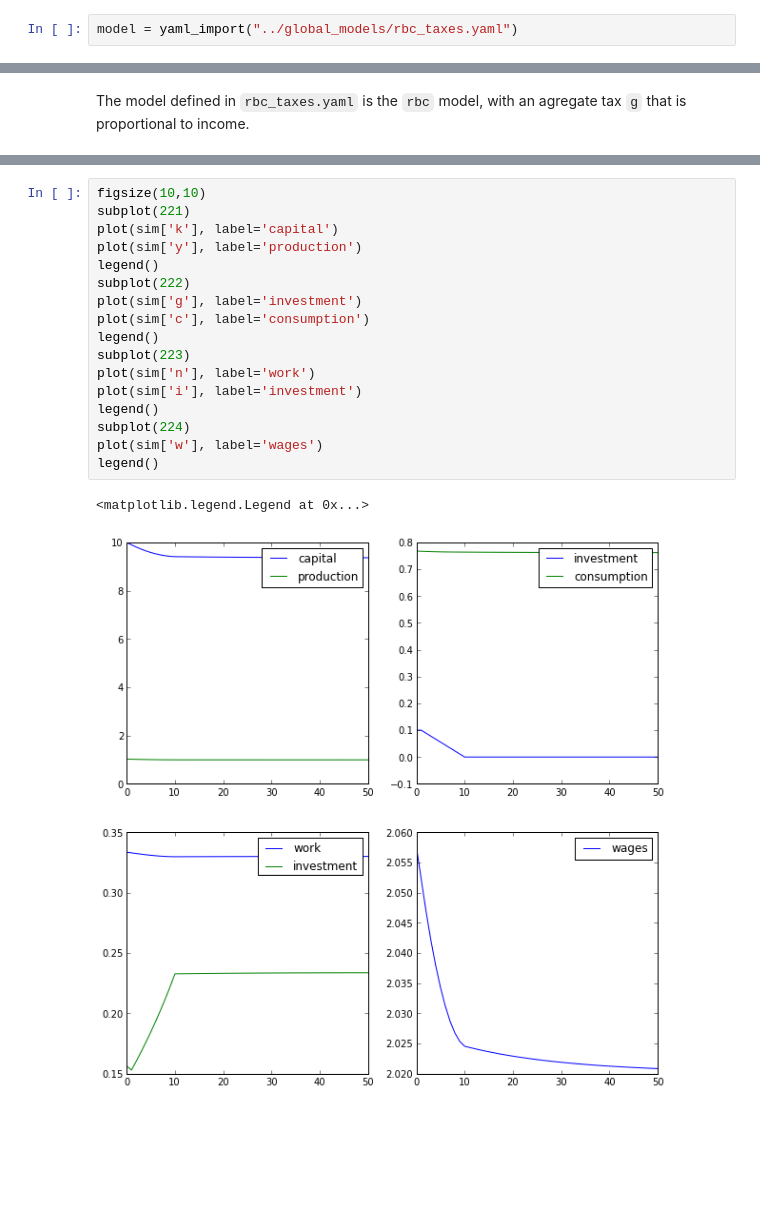
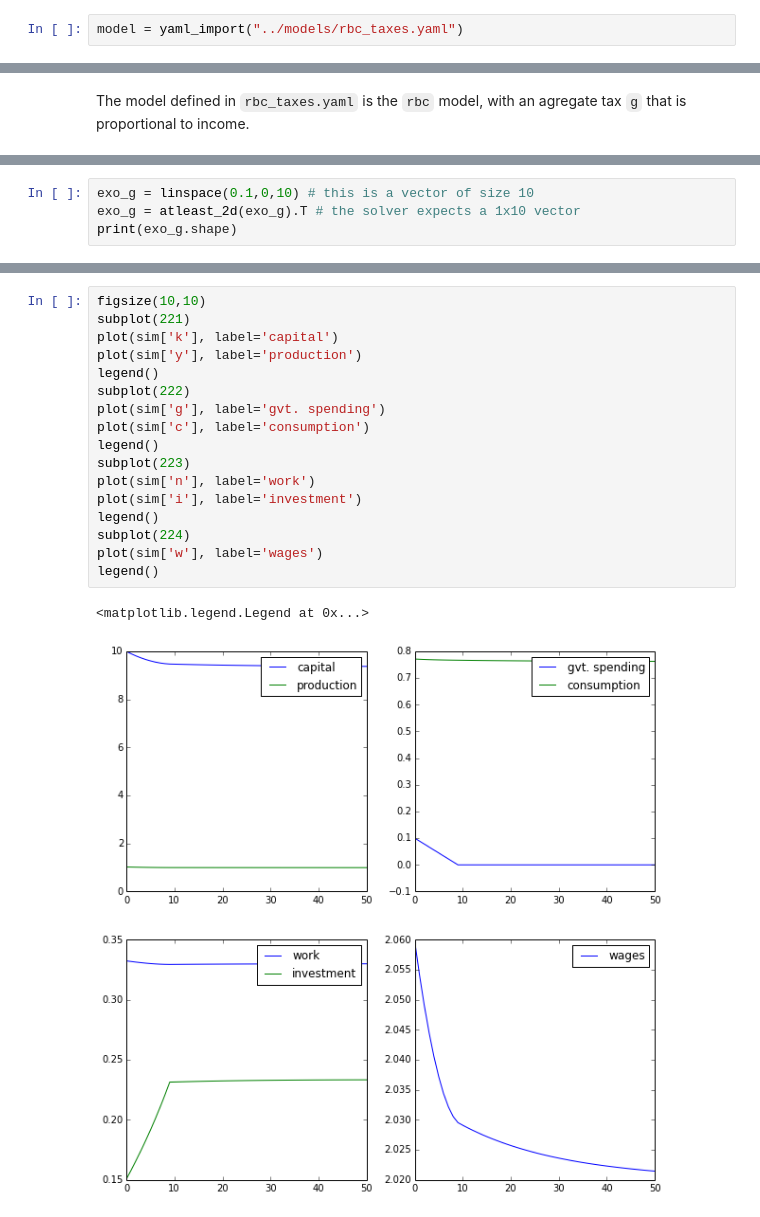
Before and after one commit to EconForge/dolo.py, a Jupyter notebook: examples/notebooks/rbc_perfect_foresight.ipynb, the cells around one changed output, grey strips where cells are left out. Drawn from its saved outputs; the diff is of its cells as text; blank space fills up the shorter version.

```diff
--- a/examples/notebooks/rbc_perfect_foresight.ipynb
+++ b/examples/notebooks/rbc_perfect_foresight.ipynb
@@ -1,4 +5,4 @@
 # %%
 from dolo import *
 # %%
-model = yaml_import("../global_models/rbc_taxes.yaml")
+model = yaml_import("../models/rbc_taxes.yaml")
@@ -6,0 +30,4 @@ The model defined in `rbc_taxes.yaml` is the `rbc` model, with an agregate tax `
+# %%
+exo_g = linspace(0.1,0,10) # this is a vector of size 10
+exo_g = atleast_2d(exo_g).T # the solver expects a 1x10 vector
+print(exo_g.shape)
@@ -56,20 +94,20 @@ display(sim) # it returns a timeseries object
 # %%
 figsize(10,10)
 subplot(221)
 plot(sim['k'], label='capital')
 plot(sim['y'], label='production')
 legend()
 subplot(222)
-plot(sim['g'], label='investment')
+plot(sim['g'], label='gvt. spending')
 plot(sim['c'], label='consumption')
 legend()
 subplot(223)
 plot(sim['n'], label='work')
 plot(sim['i'], label='investment')
 legend()
 subplot(224)
 plot(sim['w'], label='wages')
 legend()
 # %% [output]
 <matplotlib.legend.Legend at 0x...>
-[figure, old version]
+[figure, new version]
```
Also changed, not shown: parts of 12 cells of this notebook, 48 other files.
